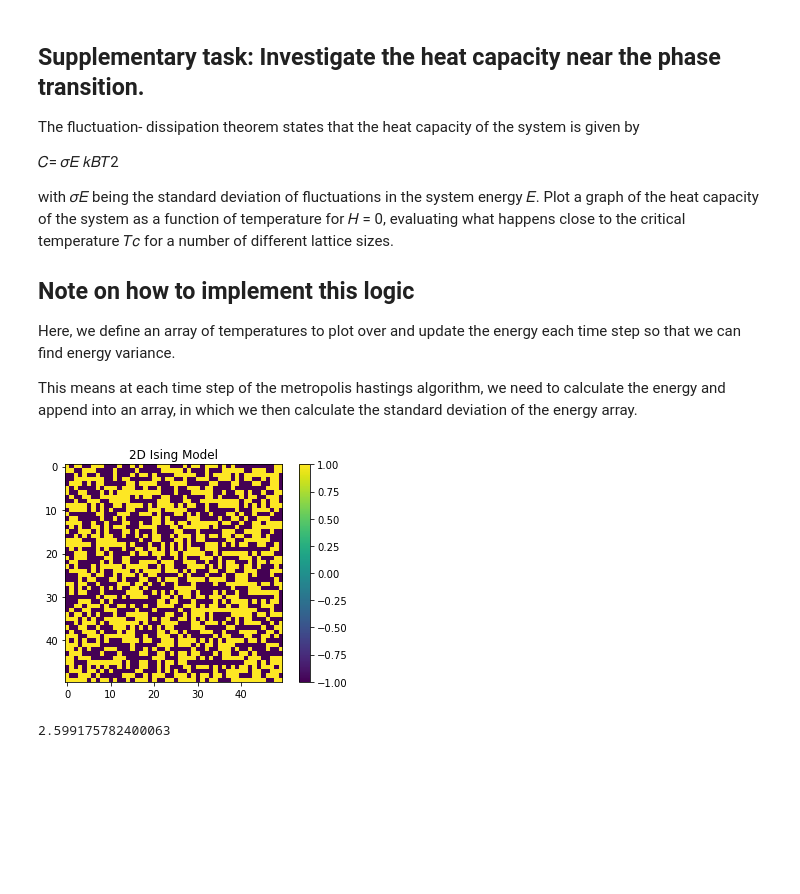
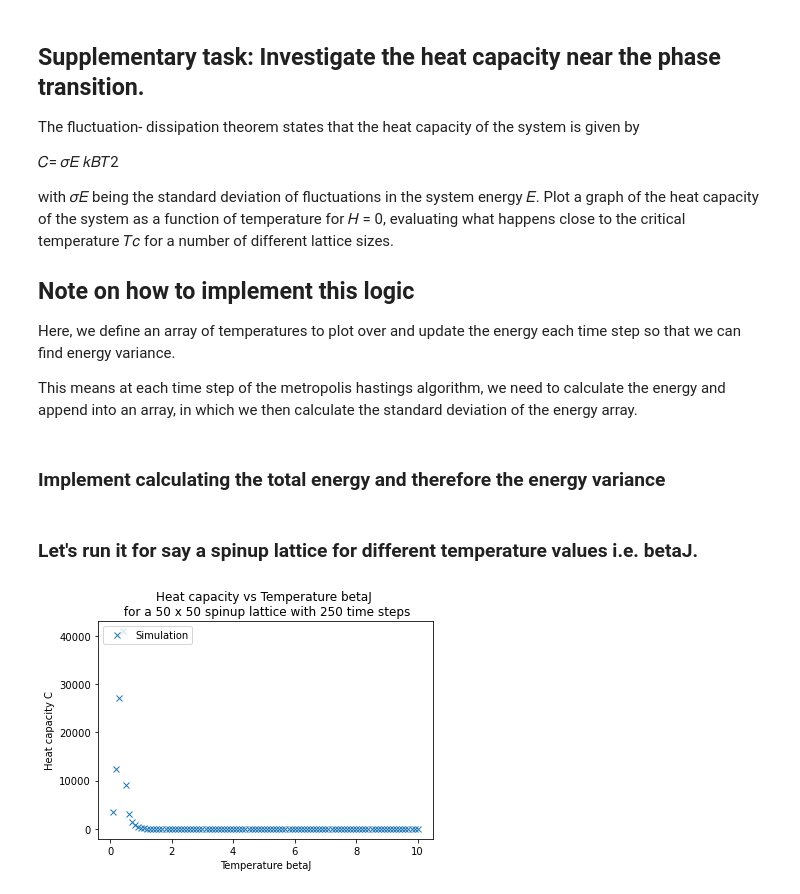
Before and after one commit to hsuchungchuan/Part-II-Computational-Physics, a Jupyter notebook: Exercise3_IsingModel.ipynb, the cells around one changed output. Cells and saved outputs as stored; diff of their text form; code cells hidden in the pictures; blank space fills up the shorter version.

Commit message:
Finished ex3!! (except one that needs time to run, but apart from that it's good to go)

```diff
--- a/Exercise3_IsingModel.ipynb
+++ b/Exercise3_IsingModel.ipynb
@@ -305,15 +305,6 @@ def calculate_beta_energy_difference(lattice, i, j, betaJ, betamuH):
     w = len(lattice)
     neighbours_sum = lattice[(i + 1) % w, j] + lattice[i, (j + 1) % w] + lattice[(i - 1) % w, j] + lattice[i, (j - 1) % w]
     return 2 * lattice[i,j] * (neighbours_sum*betaJ + betamuH)
-
-def calculate_lattice_total_energy(lattice, betaJ, betamuH):
-    w = len(lattice)
-    lattice_energy = 0
-    for i in range(w):
-        for j in range(w):
-            neighbours_sum = lattice[(i + 1) % w, j] + lattice[i, (j + 1) % w] + lattice[(i - 1) % w, j] + lattice[i, (j - 1) % w]
-            lattice_energy += -1 * lattice[i,j] * (neighbours_sum*betaJ + betamuH)
-    return lattice_energy
 
 def metropolis_acceptance_probability(beta_energy_difference):
     return min(1, np.exp(-beta_energy_difference))
@@ -360,14 +351,24 @@ final_configuration = metropolis_hastings_simulation(w, type, time_steps, betaJ,
 
 
 # Plot the final configuration
-plt.imshow(final_configuration, cmap='viridis', interpolation='nearest',vmin=-1, vmax=1)
-plt.title('2D Ising Model')
-plt.colorbar()
-
-plt.show()
+# plt.imshow(final_configuration, cmap='viridis', interpolation='nearest',vmin=-1, vmax=1)
+# plt.title('2D Ising Model')
+# plt.colorbar()
+# plt.show()
-# %% [output]
-[figure, removed]
+# %% [markdown]
+### Implement calculating the total energy and therefore the energy variance
 # %%
+# Calculate total energy of the lattice at a given time step
+
+def calculate_lattice_total_energy(lattice, betaJ, betamuH):
+    w = len(lattice)
+    lattice_energy = 0
+    for i in range(w):
+        for j in range(w):
+            neighbours_sum = lattice[(i + 1) % w, j] + lattice[i, (j + 1) % w] + lattice[(i - 1) % w, j] + lattice[i, (j - 1) % w]
+            lattice_energy += -1 * lattice[i,j] * (neighbours_sum*betaJ + betamuH)
+    return lattice_energy
+
 # Calculate specific heat capcaity by looking at energy variance
 
 def calculate_heat_capacity(w, type, time_steps, betaJ, betamuH):
@@ -375,18 +376,34 @@ def calculate_heat_capacity(w, type, time_steps, betaJ, betamuH):
     energy_values = [] #initialize list to store energy values for each metropolis time step
 
     lattice = initialize_system(w, type)
-
     N = w**2
 
     if time_steps > 0:
-        for _ in range(time_steps):
-            energy_values.append(calculate_lattice_total_energy(lattice, betaJ, betamuH))
+        for _ in range(time_steps): #for each time step store the total energy of the lattice
+            energy_values.append(calculate_lattice_total_energy(lattice, betaJ, betamuH)) #after metropolis is done for all spins in the lattice, calculate the total energy of the lattice
             for _ in range(N):
                 metropolis_hastings_step(lattice, betaJ, betamuH)
 
 
-    return np.var(energy_values) * betaJ**2 #calculate energy variance and multiply by betaJ^2 to get the heat capacity
+    return np.var(energy_values)  #calculate energy variance to get the heat capacity
-# %%
-calculate_heat_capacity(w=50,type='random',time_steps=250,betaJ=0.1,betamuH=0)
-# %% [output]
-2.599175782400063
+# %% [markdown]
+### Let's run it for say a spinup lattice for different temperature values i.e. betaJ.
+# %%
+n = 100
+betaJ_start = 0.1
+betaJ_end = 10.0
+
+betaJ_values = np.linspace(betaJ_start,betaJ_end,n) # betaJ values to plot
+
+C_values = np.zeros(n)
+for i in tqdm(range(n), desc="Processing", unit="iteration"):
+    C_values[i] = calculate_heat_capacity(w=50,type='spinup',time_steps=250,betaJ=betaJ_values[i],betamuH=0)
+
+plt.plot(betaJ_values,C_values,'x',label='Simulation')
+plt.xlabel ('Temperature betaJ')
+plt.ylabel ('Heat capacity C')
+plt.legend(loc='upper left')
+plt.title('Heat capacity vs Temperature betaJ \n for a 50 x 50 spinup lattice with 250 time steps')
+plt.show()
+# %% [output]
+[figure, added]
```
Also changed, not shown: parts of 10 cells of this notebook.
